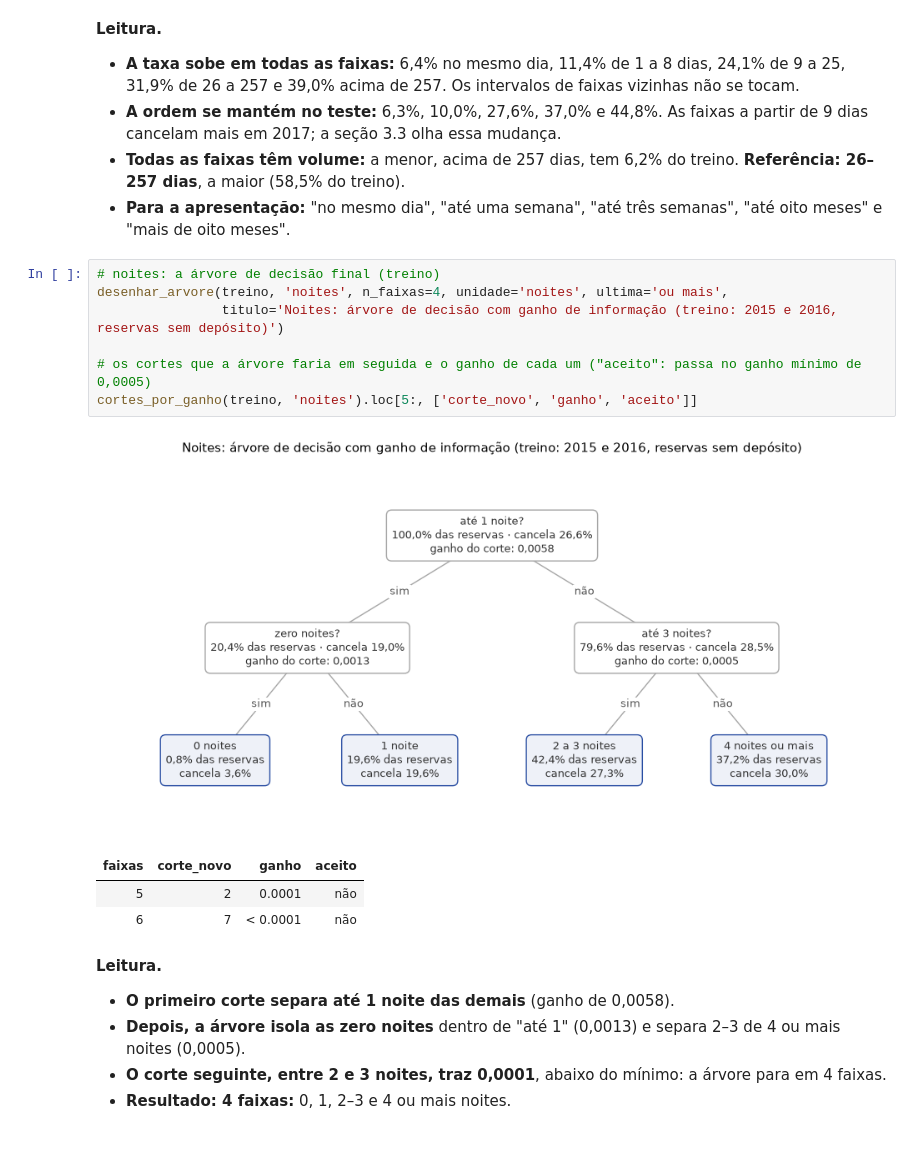
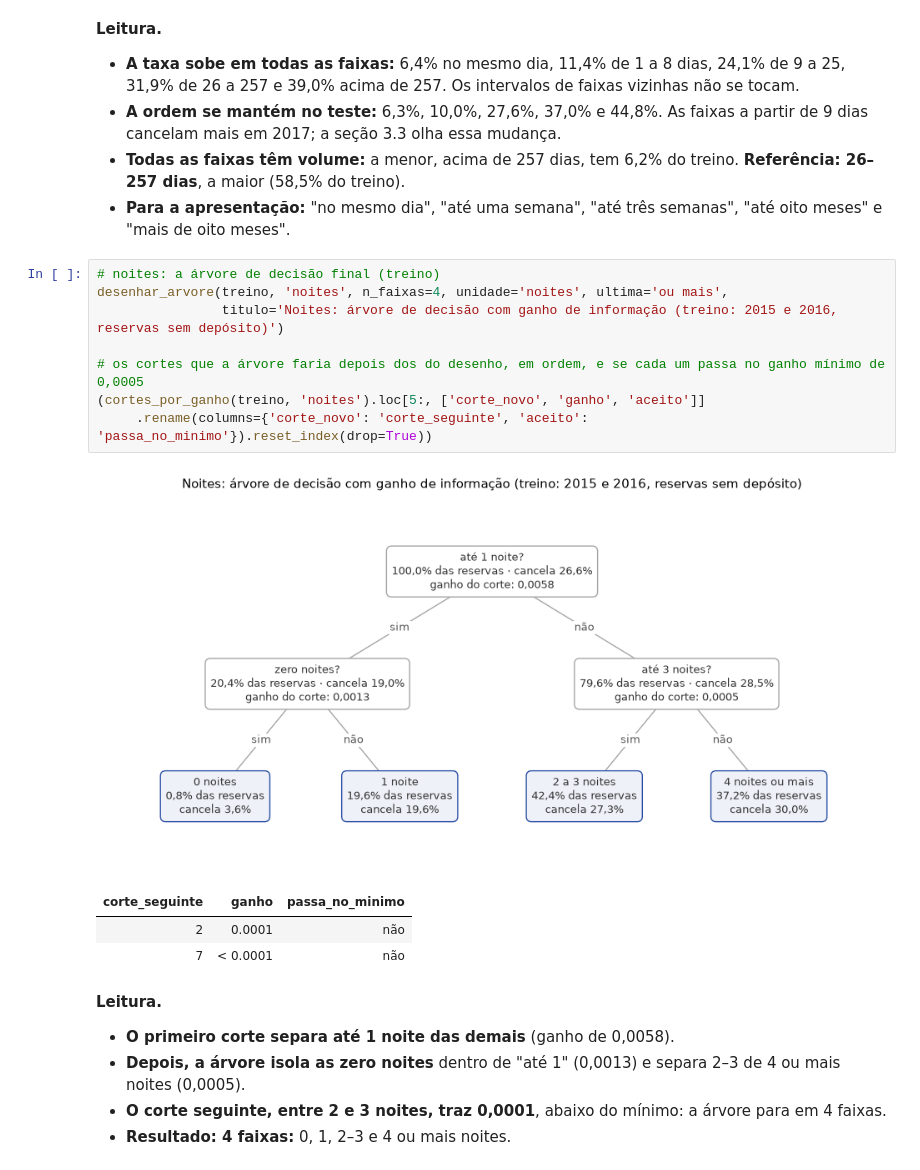
Before and after one commit to acrosatto/comunicacao-dados-mba, a Jupyter notebook: analise/ana/02_variaveis.ipynb, the cells around one changed output. Drawn from its saved outputs; the diff is of its cells as text.

```diff
--- a/analise/ana/02_variaveis.ipynb
+++ b/analise/ana/02_variaveis.ipynb
@@ -609,15 +610,16 @@ conferir_faixas('lead_time', faixas_lead, rotulos_lead,
 # %%
 # noites: a árvore de decisão final (treino)
 desenhar_arvore(treino, 'noites', n_faixas=4, unidade='noites', ultima='ou mais',
                 titulo='Noites: árvore de decisão com ganho de informação (treino: 2015 e 2016, reservas sem depósito)')
 
-# os cortes que a árvore faria em seguida e o ganho de cada um ("aceito": passa no ganho mínimo de 0,0005)
-cortes_por_ganho(treino, 'noites').loc[5:, ['corte_novo', 'ganho', 'aceito']]
+# os cortes que a árvore faria depois dos do desenho, em ordem, e se cada um passa no ganho mínimo de 0,0005
+(cortes_por_ganho(treino, 'noites').loc[5:, ['corte_novo', 'ganho', 'aceito']]
+     .rename(columns={'corte_novo': 'corte_seguinte', 'aceito': 'passa_no_minimo'}).reset_index(drop=True))
 # %% [output]
 [figure]
-| faixas | corte_novo | ganho | aceito |
-| 5 | 2 | 0.0001 | não |
-| 6 | 7 | < 0.0001 | não |
+| corte_seguinte | ganho | passa_no_minimo |
+| 2 | 0.0001 | não |
+| 7 | < 0.0001 | não |
 # %% [markdown]
 **Leitura.**
 
```
Also changed, not shown: parts of 2 cells of this notebook.
